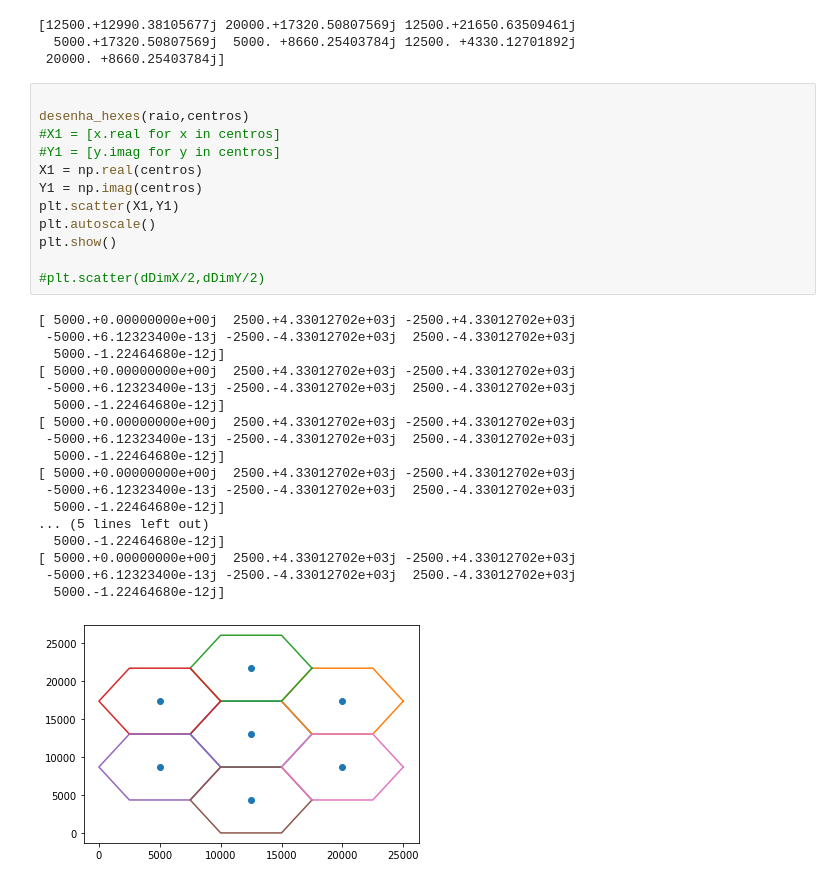
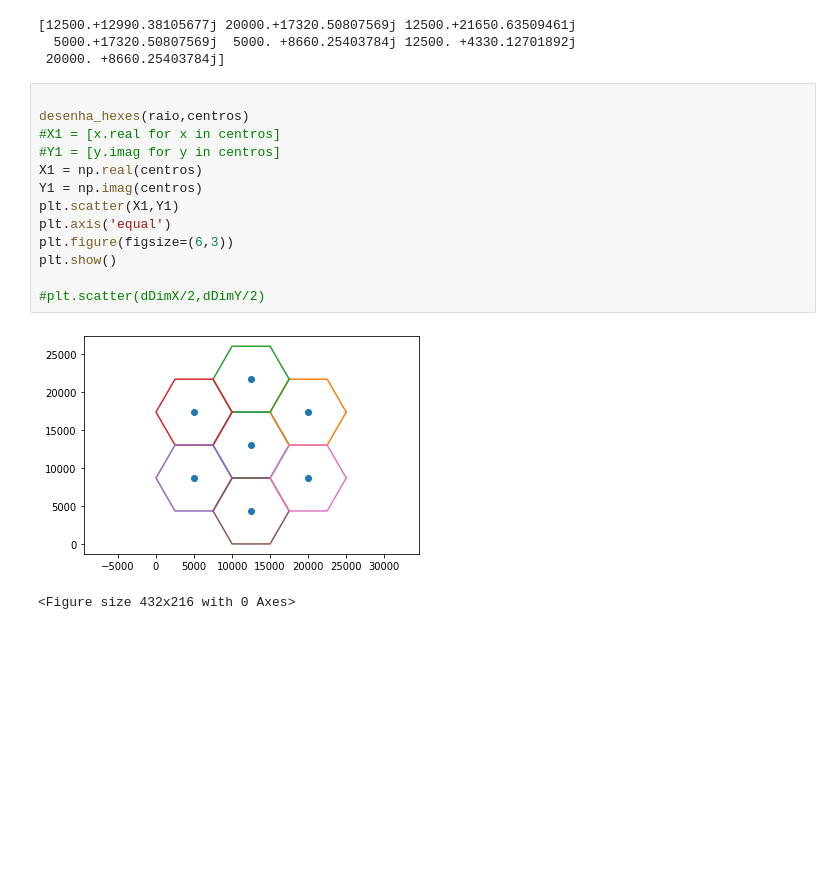
Before and after one commit to ayuribessa/DCO1020-Comu.moveis, a Jupyter notebook: Untitled.ipynb, the cells around one changed output. Cells and saved outputs as stored; diff of their text form; blank space fills up the shorter version.

```diff
--- a/Untitled.ipynb
+++ b/Untitled.ipynb
@@ -75,34 +73,19 @@ print(centros)
 # %%
 
 desenha_hexes(raio,centros)
 #X1 = [x.real for x in centros]
 #Y1 = [y.imag for y in centros]
 X1 = np.real(centros)
 Y1 = np.imag(centros)
 plt.scatter(X1,Y1)
-plt.autoscale()
+plt.axis('equal')
+plt.figure(figsize=(6,3))
 plt.show()
 
 #plt.scatter(dDimX/2,dDimY/2)
 # %% [output]
+[figure, new version]
-[ 5000.+0.00000000e+00j  2500.+4.33012702e+03j -2500.+4.33012702e+03j
- -5000.+6.12323400e-13j -2500.-4.33012702e+03j  2500.-4.33012702e+03j
-  5000.-1.22464680e-12j]
-[ 5000.+0.00000000e+00j  2500.+4.33012702e+03j -2500.+4.33012702e+03j
- -5000.+6.12323400e-13j -2500.-4.33012702e+03j  2500.-4.33012702e+03j
-  5000.-1.22464680e-12j]
-[ 5000.+0.00000000e+00j  2500.+4.33012702e+03j -2500.+4.33012702e+03j
- -5000.+6.12323400e-13j -2500.-4.33012702e+03j  2500.-4.33012702e+03j
-  5000.-1.22464680e-12j]
-[ 5000.+0.00000000e+00j  2500.+4.33012702e+03j -2500.+4.33012702e+03j
- -5000.+6.12323400e-13j -2500.-4.33012702e+03j  2500.-4.33012702e+03j
-  5000.-1.22464680e-12j]
-... (5 lines left out)
-  5000.-1.22464680e-12j]
-[ 5000.+0.00000000e+00j  2500.+4.33012702e+03j -2500.+4.33012702e+03j
- -5000.+6.12323400e-13j -2500.-4.33012702e+03j  2500.-4.33012702e+03j
-  5000.-1.22464680e-12j]
+<Figure size 432x216 with 0 Axes>
-[figure, old version]
 # %%
 
 import math
```
Also changed, not shown: parts of 5 cells of this notebook, 1 other file.
